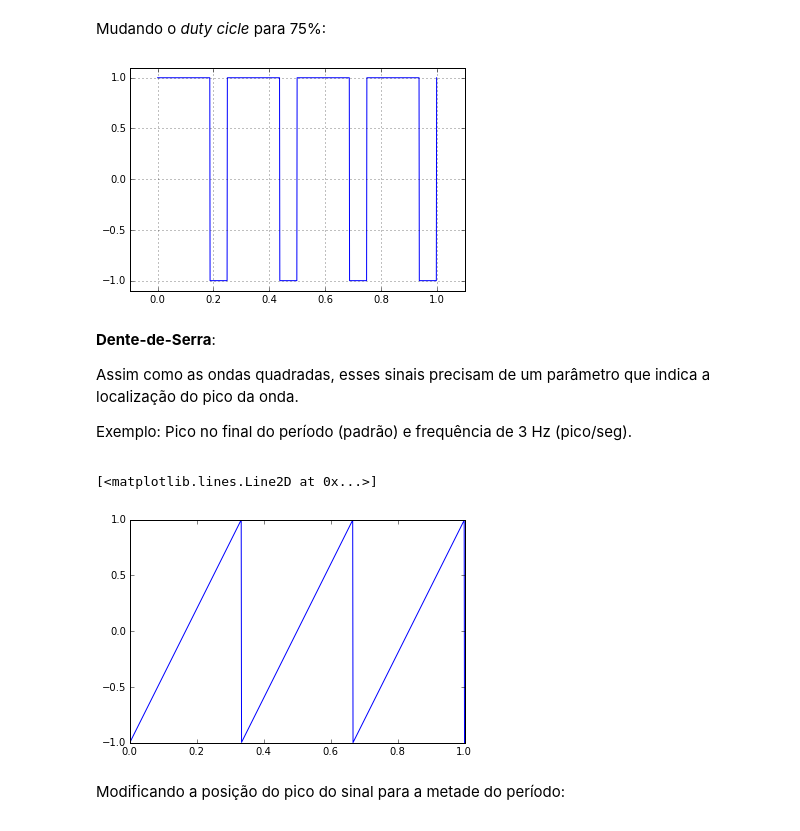
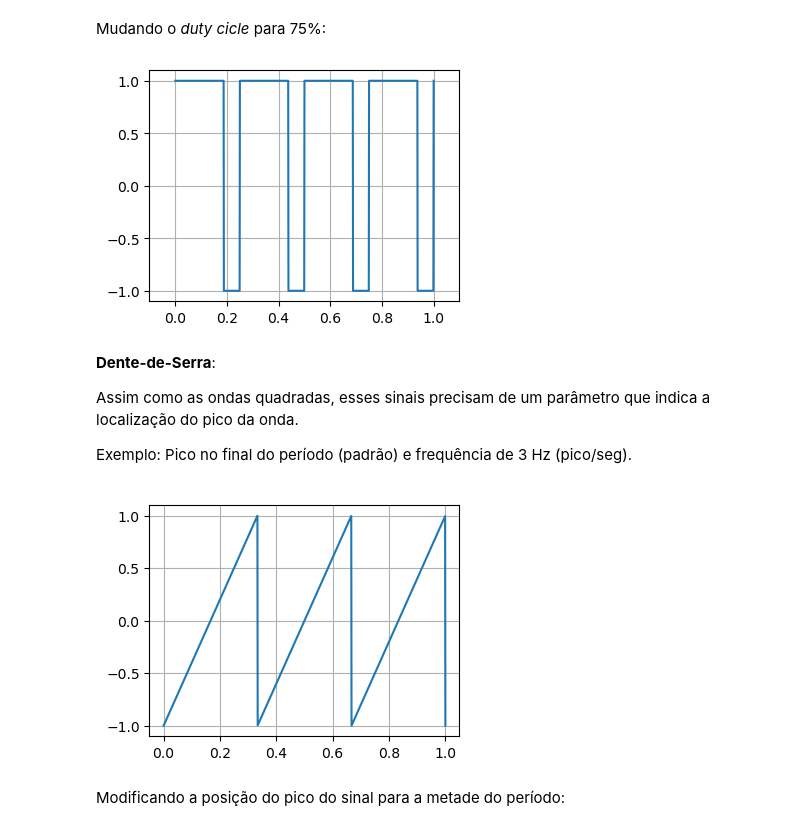
Before and after one commit to kaw19/pds, a Jupyter notebook: 01-Sinais/Sinais Discretos.ipynb, the cells around one changed output. Cells and saved outputs as stored; diff of their text form; code cells hidden in the pictures.

```diff
--- a/01-Sinais/Sinais Discretos.ipynb
+++ b/01-Sinais/Sinais Discretos.ipynb
@@ -358,9 +349,9 @@ plot(t,quad); axis([-0.1,1.1,-1.1,1.1]); grid(True)
 Mudando o *duty cicle* para 75%:
 # %%
 quad = square(2*pi*freq*t, 0.75)
-plot(t,quad); axis([-0.1,1.1,-1.1,1.1]); grid(True)
+figure(figsize=(4,3)); plot(t,quad); axis([-0.1,1.1,-1.1,1.1]); grid(True)
 # %% [output]
-[figure, old version]
+[figure, new version]
 # %% [markdown]
 **Dente-de-Serra**:
 <p>Assim como as ondas quadradas, esses sinais precisam de um parâmetro que indica a localização do pico da onda.
@@ -369,9 +360,8 @@ Exemplo:  Pico no final do período (padrão) e frequência de 3 Hz (pico/seg).
 # %%
 freq = 3.
 ds = sawtooth(2*pi*freq*t)
-plot(t,ds)
+figure(figsize=(4,3)); plot(t,ds); grid(True)
 # %% [output]
-[<matplotlib.lines.Line2D at 0x...>]
-[figure, old version]
+[figure, new version]
 # %% [markdown]
 Modificando a posição do pico do sinal para a metade do período:
```
Also changed, not shown: parts of 43 cells of this notebook.
